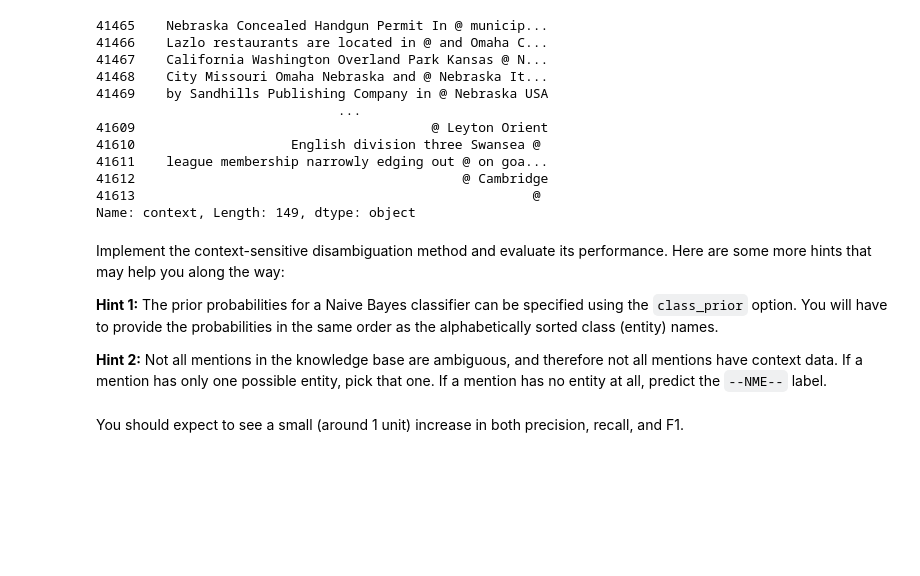
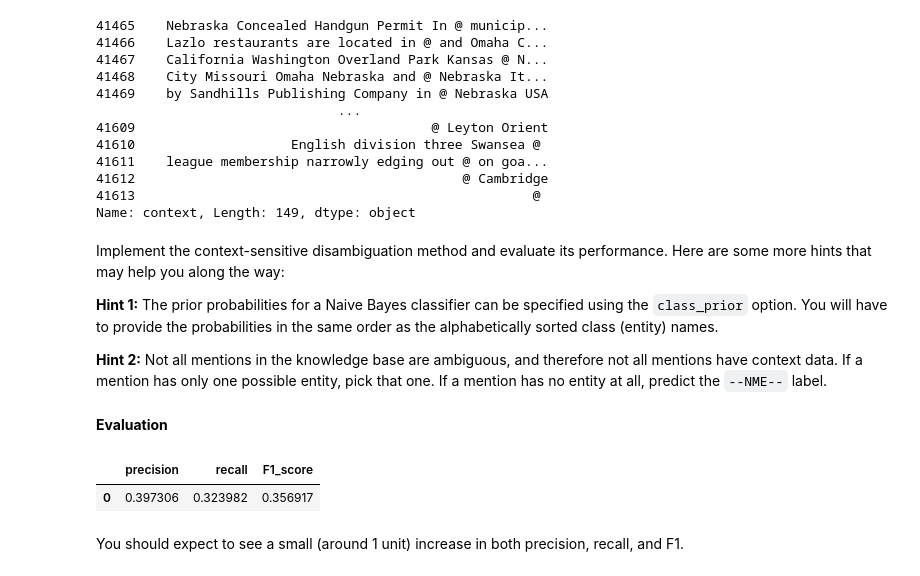
Before and after one commit to jrakhshanda/Text-Mining, a Jupyter notebook: TM_L5.ipynb, the cells around one changed output. Saved outputs shown, nothing was run; the diff lists cells and outputs as text; code cells hidden in the pictures; blank space fills up the shorter version.

```diff
--- a/TM_L5.ipynb
+++ b/TM_L5.ipynb
@@ -422,21 +440,41 @@ from sklearn.feature_extraction.text import CountVectorizer, TfidfVectorizer
 from sklearn.pipeline import Pipeline
 # %%
 # TODO: Write code here to implement the context-sensitive disambiguation method
-mention_dict = {}
+def disambiguation(df):
 
-for i in df_contexts.mention.unique():
+  for row in df.itertuples():
+    text = row.label.split(' ')
+    text = " ".join(text)
 
-  prior_prob_df = df_kb.loc[df_kb.mention == mention]
-  prior_prob = class_prob_df.sort_values(by = ["entity"]).prob.tolist()
+    mention = df_contexts[df_contexts.mention == text]
 
-    # create pipeline
-  model = Pipeline([('vect', CountVectorizer(lowercase=False)), ('clf', MultinomialNB(class_prior = class_prob))])
+    if mention.shape[0] != 0:
+      if len(mention['entity'].tolist()) != 1:
+        prior_prob_df = df_kb.loc[df_kb.mention == text]
+        prior_prob = prior_prob_df.sort_values(by = ["entity"]).prob.tolist()
 
-    # fit every mention
-    # fit the pipeline with X (mention) & y (entity)
-  fit = model.fit(X = df_contexts.context[df_contexts.mention == mention], y = df_contexts.entity[df_contexts.mention == mention])
+        model = Pipeline([('vectorizer', CountVectorizer(lowercase=False)),
+                          ('mnb_clf', MultinomialNB(class_prior = prior_prob))])
 
-    dict_fit[mention] = fit
+        model.fit(X = df_contexts.context[df_contexts.mention == text],
+                  y = df_contexts.entity[df_contexts.mention == text])
+
+        y_pred = model.predict([row.sentence])
+        yield (row.sentence_id, row.beg, row.end, y_pred[0])
+      else:
+        yield (row.sentence_id, row.beg, row.end,mention.iloc[0,1])
+
+    else:
+      yield (row.sentence_id, row.beg, row.end, row.label)
+# %%
+disamb_mentions = set(disambiguation(df = df_dev_new))
+# %% [markdown]
+**Evaluation**
+# %%
+evaluation_report(mentions_dev_gold, disamb_mentions)
+# %% [output]
+|  | precision | recall | F1_score |
+| 0 | 0.397306 | 0.323982 | 0.356917 |
 # %% [markdown]
 You should expect to see a small (around 1&nbsp;unit) increase in both precision, recall, and F1.
 # %% [markdown]
```
Also changed, not shown: parts of 1 cell of this notebook.
